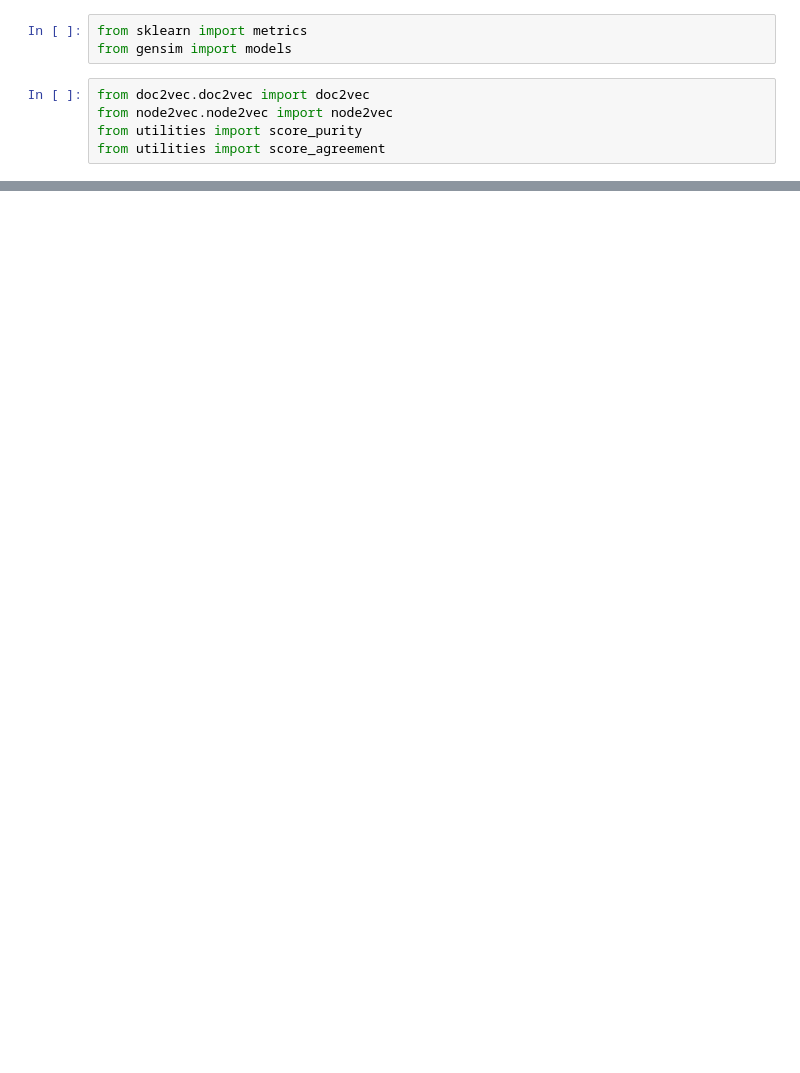
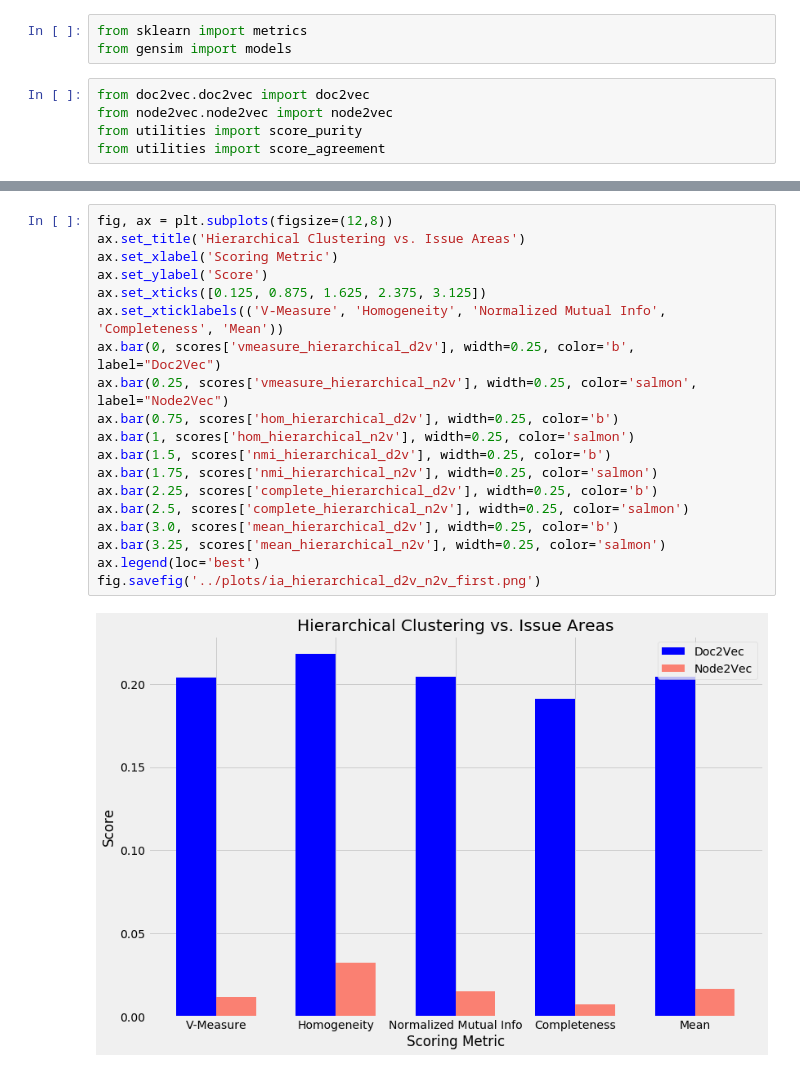
Before and after one commit to ethankoch4/unc_honor_thesis, a Jupyter notebook: code/explore_ia_clustering.ipynb, the cells around one changed output, grey strips where cells are left out. Saved outputs shown, nothing was run; the diff lists cells and outputs as text; blank space fills up the shorter version.

```diff
--- a/code/explore_ia_clustering.ipynb
+++ b/code/explore_ia_clustering.ipynb
@@ -94,0 +200,21 @@ model.score(X, y)
+# %%
+fig, ax = plt.subplots(figsize=(12,8))
+ax.set_title('Hierarchical Clustering vs. Issue Areas')
+ax.set_xlabel('Scoring Metric')
+ax.set_ylabel('Score')
+ax.set_xticks([0.125, 0.875, 1.625, 2.375, 3.125])
+ax.set_xticklabels(('V-Measure', 'Homogeneity', 'Normalized Mutual Info', 'Completeness', 'Mean'))
+ax.bar(0, scores['vmeasure_hierarchical_d2v'], width=0.25, color='b', label="Doc2Vec")
+ax.bar(0.25, scores['vmeasure_hierarchical_n2v'], width=0.25, color='salmon', label="Node2Vec")
+ax.bar(0.75, scores['hom_hierarchical_d2v'], width=0.25, color='b')
+ax.bar(1, scores['hom_hierarchical_n2v'], width=0.25, color='salmon')
+ax.bar(1.5, scores['nmi_hierarchical_d2v'], width=0.25, color='b')
+ax.bar(1.75, scores['nmi_hierarchical_n2v'], width=0.25, color='salmon')
+ax.bar(2.25, scores['complete_hierarchical_d2v'], width=0.25, color='b')
+ax.bar(2.5, scores['complete_hierarchical_n2v'], width=0.25, color='salmon')
+ax.bar(3.0, scores['mean_hierarchical_d2v'], width=0.25, color='b')
+ax.bar(3.25, scores['mean_hierarchical_n2v'], width=0.25, color='salmon')
+ax.legend(loc='best')
+fig.savefig('../plots/ia_hierarchical_d2v_n2v_first.png')
+# %% [output]
+[figure, added]
```
Also changed, not shown: parts of 15 cells of this notebook, 2 other files.
